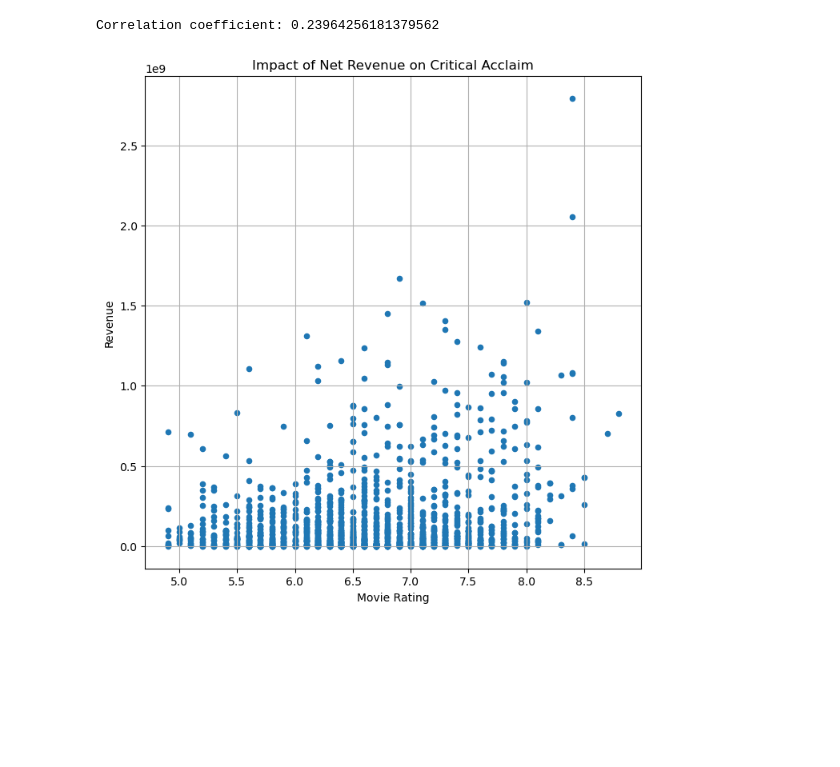
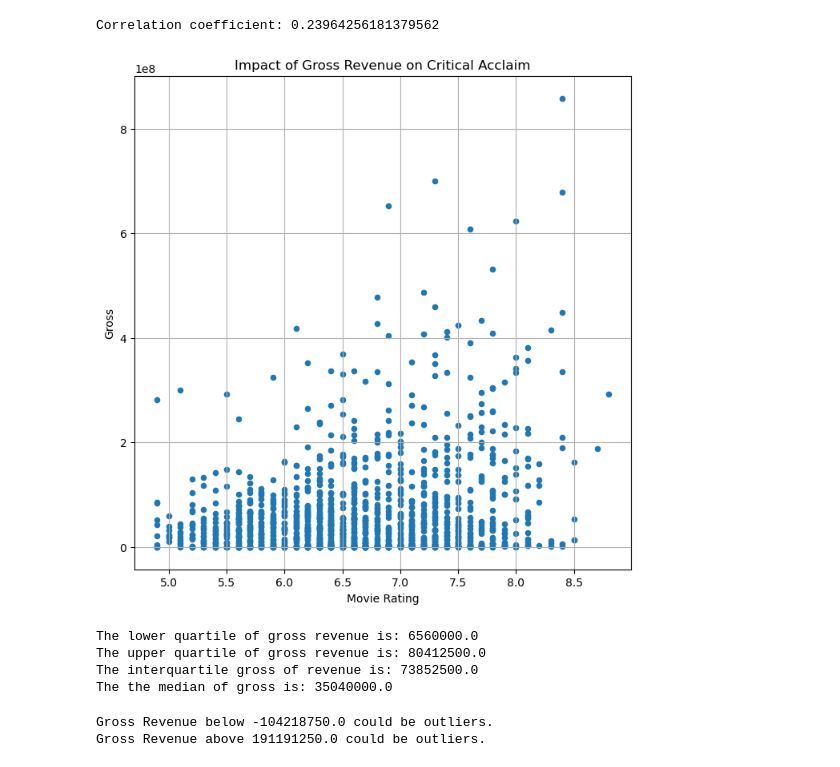
Before and after one commit to rackhamsauer/Project-1, a Jupyter notebook: Juliet's Contributions.ipynb, the cells around one changed output. Saved outputs shown, nothing was run; the diff lists cells and outputs as text; code cells hidden in the pictures; blank space fills up the shorter version.

Commit message:
Updated with outlier data

```diff
--- a/Juliet's Contributions.ipynb
+++ b/Juliet's Contributions.ipynb
@@ -78,9 +137,9 @@ import pandas as pd
 import numpy as np
 # %%
 # Make a scatter plot
-rev_df.plot(kind="scatter", x="Movie Rating", y="Revenue", grid=True, figsize=(8,8),
-              title="Impact of Net Revenue on Critical Acclaim")
+gross_df.plot(kind="scatter", x="Movie Rating", y="Gross", grid=True, figsize=(8,8),
+              title="Impact of Gross Revenue on Critical Acclaim")
 plt.show()
 # %% [output]
-[figure, old version]
+[figure, new version]
 # %%
@@ -87,0 +151,20 @@ plt.show()
+# %%
+# Print results
+print(f"The lower quartile of gross revenue is: {gross_lowerq}")
+print(f"The upper quartile of gross revenue is: {gross_upperq}")
+print(f"The interquartile gross of revenue is: {gross_iqr}")
+print(f"The the median of gross is: {gross_quartiles[0.5]} ")
+# %% [output]
+The lower quartile of gross revenue is: 6560000.0
+The upper quartile of gross revenue is: 80412500.0
+The interquartile gross of revenue is: 73852500.0
+The the median of gross is: 35040000.0
+# %%
+# Find potential outliers range
+gross_lower_bound = gross_lowerq - (1.5*gross_iqr)
+gross_upper_bound = gross_upperq + (1.5*gross_iqr)
+print(f"Gross Revenue below {gross_lower_bound} could be outliers.")
+print(f"Gross Revenue above {gross_upper_bound} could be outliers.")
+# %% [output]
+Gross Revenue below -104218750.0 could be outliers.
+Gross Revenue above 191191250.0 could be outliers.
```
Also changed, not shown: parts of 17 cells of this notebook.
